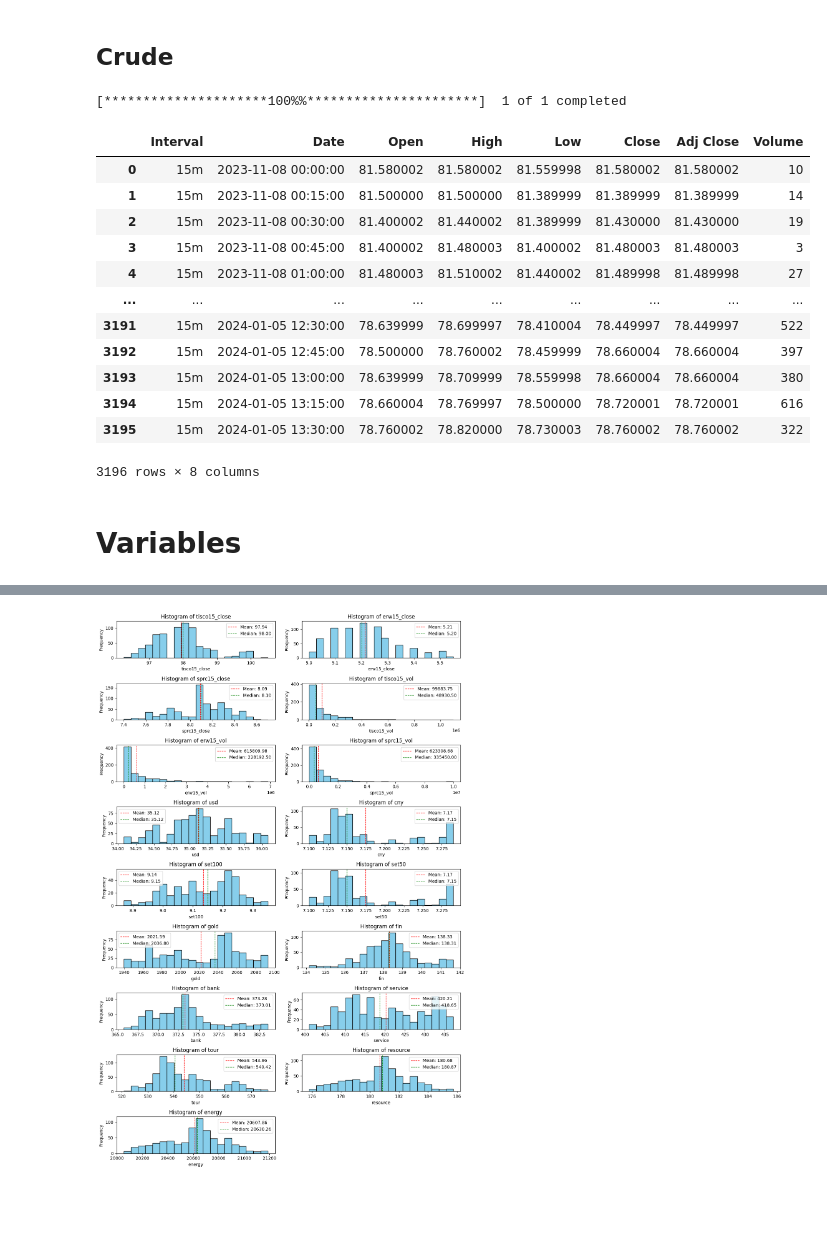
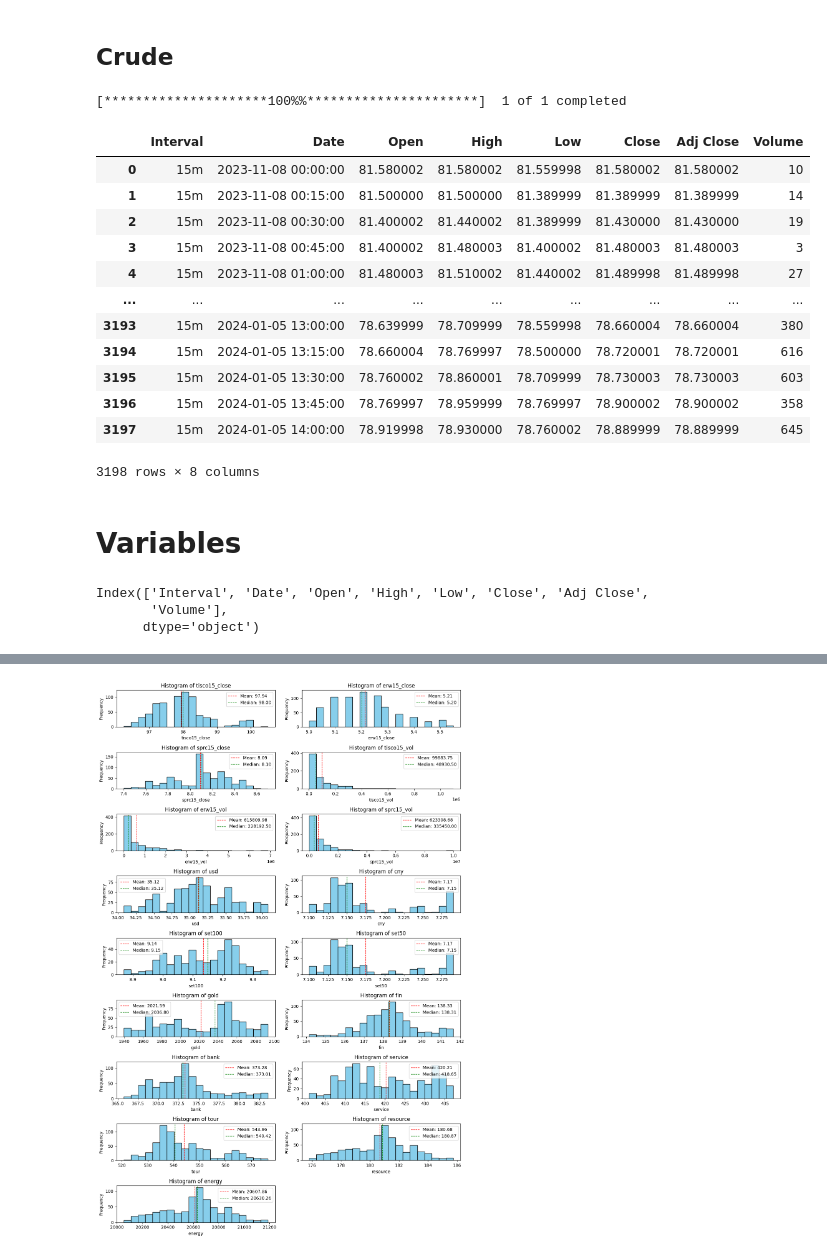
Before and after one commit to y-lims/DADS6003_Buy-Sell_Stock_Forecasting, a Jupyter notebook: medium_source.ipynb, the cells around one changed output, grey strips where cells are left out. Cells and saved outputs as stored; diff of their text form; code cells hidden in the pictures; blank space fills up the shorter version.

```diff
--- a/medium_source.ipynb
+++ b/medium_source.ipynb
@@ -1046,42 +1046,48 @@ BRENT_df.to_csv('data_BRENT.csv', index=False)
 # %%
 # Crude 15m
 stock_symbol = 'BZ=F'
 end_date = datetime.today().strftime('%Y-%m-%d')
 start_date = (datetime.today() - timedelta(days=59)).strftime('%Y-%m-%d')
 intervals = ['15m']
 
 # Create an empty DataFrame to store the results
-Crude_df = pd.DataFrame()
+CRUDE_df = pd.DataFrame()
 
 # Loop through each interval and append data to the DataFrame
 for interval in intervals:
     data = yf.download(stock_symbol, start=start_date, end=end_date, interval=interval)
     # Add a level to the MultiIndex for the interval
     data.index = pd.MultiIndex.from_product([[interval], data.index], names=['Interval', 'Date'])
-    Crude_df = pd.concat([Crude_df, data])
+    CRUDE_df = pd.concat([CRUDE_df, data])
 
 # Reset the index to get Date as a column
-Crude_df.reset_index(inplace=True)
+CRUDE_df.reset_index(inplace=True)
 
 # Display the resulting DataFrame
-display(Crude_df)
+display(CRUDE_df)
 
 # Save the DataFrame to a CSV file
-Crude_df.to_csv('data_CRUDE.csv', index=False)
+CRUDE_df.to_csv('data_CRUDE.csv', index=False)
 # %% [output]
 [*********************100%%**********************]  1 of 1 completed
 |  | Interval | Date | Open | High | Low | Close | Adj Close | Volume |
 | 0 | 15m | 2023-11-08 00:00:00 | 81.580002 | 81.580002 | 81.559998 | 81.580002 | 81.580002 | 10 |
 | 1 | 15m | 2023-11-08 00:15:00 | 81.500000 | 81.500000 | 81.389999 | 81.389999 | 81.389999 | 14 |
 | 2 | 15m | 2023-11-08 00:30:00 | 81.400002 | 81.440002 | 81.389999 | 81.430000 | 81.430000 | 19 |
 | 3 | 15m | 2023-11-08 00:45:00 | 81.400002 | 81.480003 | 81.400002 | 81.480003 | 81.480003 | 3 |
 | 4 | 15m | 2023-11-08 01:00:00 | 81.480003 | 81.510002 | 81.440002 | 81.489998 | 81.489998 | 27 |
 | ... | ... | ... | ... | ... | ... | ... | ... | ... |
-| 3191 | 15m | 2024-01-05 12:30:00 | 78.639999 | 78.699997 | 78.410004 | 78.449997 | 78.449997 | 522 |
-| 3192 | 15m | 2024-01-05 12:45:00 | 78.500000 | 78.760002 | 78.459999 | 78.660004 | 78.660004 | 397 |
 | 3193 | 15m | 2024-01-05 13:00:00 | 78.639999 | 78.709999 | 78.559998 | 78.660004 | 78.660004 | 380 |
 | 3194 | 15m | 2024-01-05 13:15:00 | 78.660004 | 78.769997 | 78.500000 | 78.720001 | 78.720001 | 616 |
-| 3195 | 15m | 2024-01-05 13:30:00 | 78.760002 | 78.820000 | 78.730003 | 78.760002 | 78.760002 | 322 |
+| 3195 | 15m | 2024-01-05 13:30:00 | 78.760002 | 78.860001 | 78.709999 | 78.730003 | 78.730003 | 603 |
+| 3196 | 15m | 2024-01-05 13:45:00 | 78.769997 | 78.959999 | 78.769997 | 78.900002 | 78.900002 | 358 |
+| 3197 | 15m | 2024-01-05 14:00:00 | 78.919998 | 78.930000 | 78.760002 | 78.889999 | 78.889999 | 645 |
-3196 rows × 8 columns
+3198 rows × 8 columns
 # %% [markdown]
 # Variables
+# %%
+TISCO_1m_df.columns
+# %% [output]
+Index(['Interval', 'Date', 'Open', 'High', 'Low', 'Close', 'Adj Close',
+       'Volume'],
+      dtype='object')
```
Also changed, not shown: parts of 6 cells of this notebook, 1 other file.
